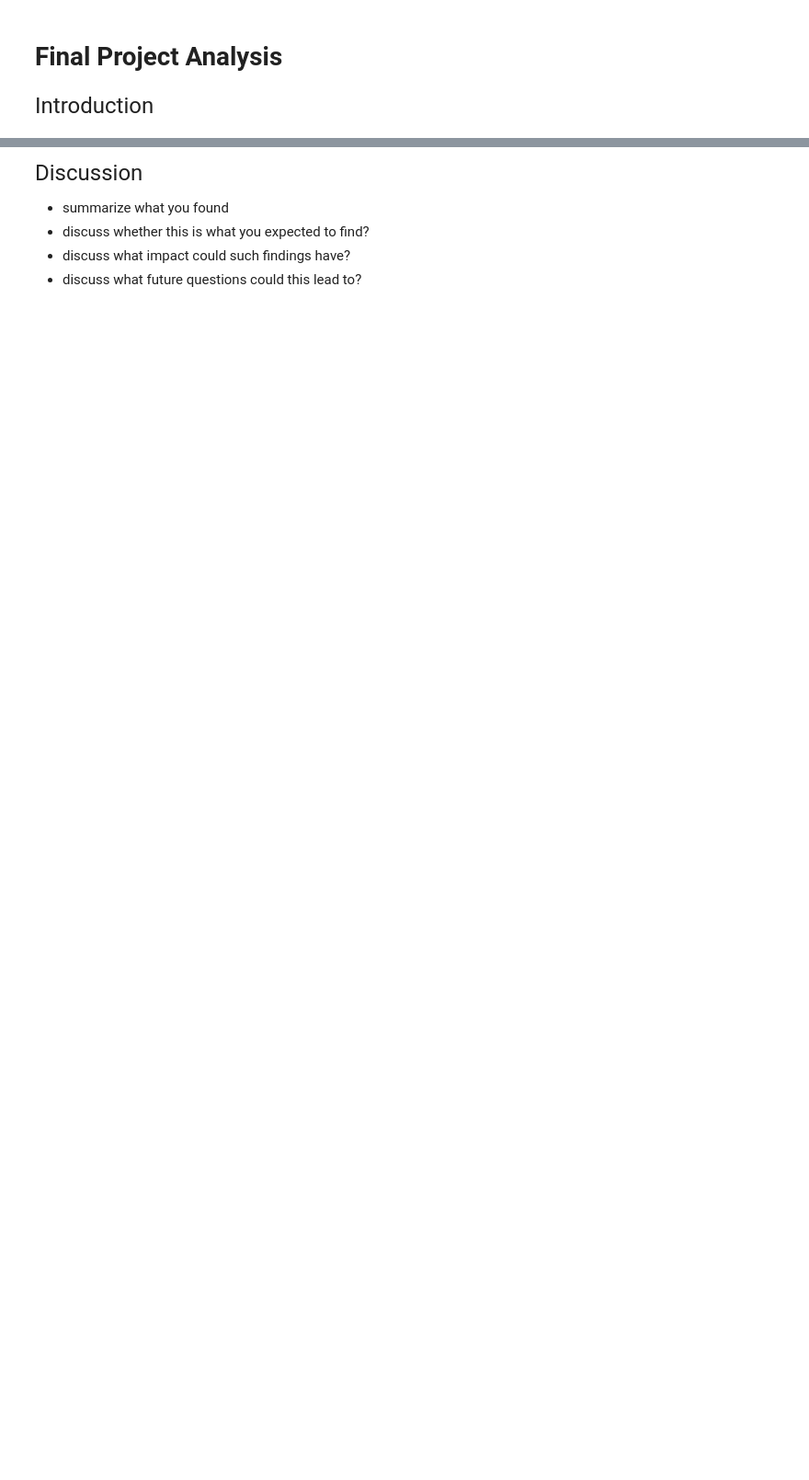
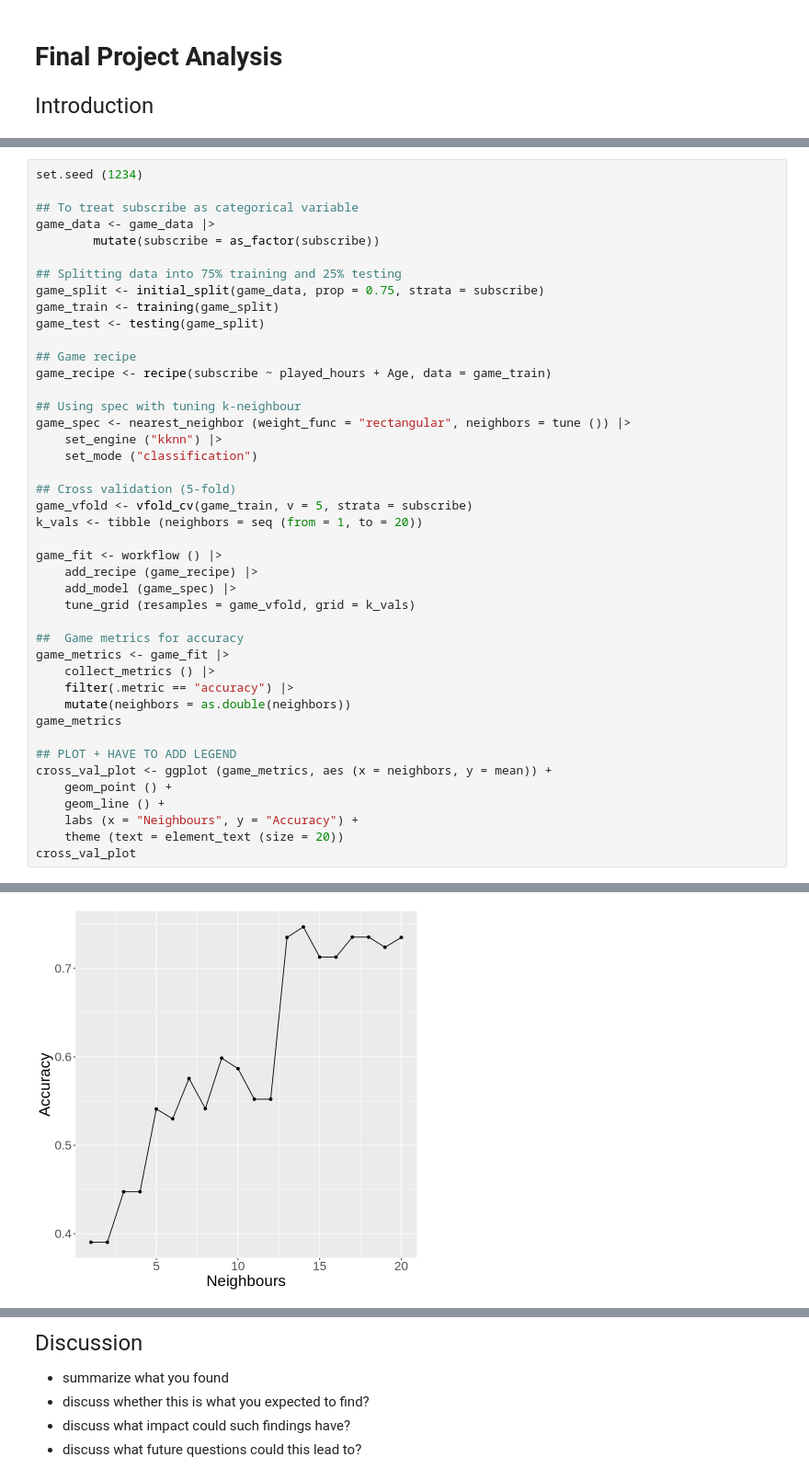
Before and after one commit to frankenstick/dsci-100-final-report, a Jupyter notebook: Video Game Analysis.ipynb, the cells around one changed output, grey strips where cells are left out. Shown: that part at 92% size. Drawn from its saved outputs; the diff is of its cells as text; blank space fills up the shorter version.

Commit message:
Implementing Graphs
Splitting data, adding more descriptions, tuning, cross-validation, accuracy scores

```diff
--- a/Video Game Analysis.ipynb
+++ b/Video Game Analysis.ipynb
@@ -112,0 +102,44 @@ game_plot <- game_data |>
+# %%
+set.seed (1234)
+
+## To treat subscribe as categorical variable
+game_data <- game_data |>
+        mutate(subscribe = as_factor(subscribe))
+
+## Splitting data into 75% training and 25% testing
+game_split <- initial_split(game_data, prop = 0.75, strata = subscribe)
+game_train <- training(game_split)
+game_test <- testing(game_split)
+
+## Game recipe
+game_recipe <- recipe(subscribe ~ played_hours + Age, data = game_train)
+
+## Using spec with tuning k-neighbour
+game_spec <- nearest_neighbor (weight_func = "rectangular", neighbors = tune ()) |>
+    set_engine ("kknn") |>
+    set_mode ("classification")
+
+## Cross validation (5-fold)
+game_vfold <- vfold_cv(game_train, v = 5, strata = subscribe)
+k_vals <- tibble (neighbors = seq (from = 1, to = 20))
+
+game_fit <- workflow () |>
+    add_recipe (game_recipe) |>
+    add_model (game_spec) |>
+    tune_grid (resamples = game_vfold, grid = k_vals)
+
+##  Game metrics for accuracy
+game_metrics <- game_fit |>
+    collect_metrics () |>
+    filter(.metric == "accuracy") |>
+    mutate(neighbors = as.double(neighbors))
+game_metrics
+
+## PLOT + HAVE TO ADD LEGEND
+cross_val_plot <- ggplot (game_metrics, aes (x = neighbors, y = mean)) +
+    geom_point () +
+    geom_line () +
+    labs (x = "Neighbours", y = "Accuracy") +
+    theme (text = element_text (size = 20))
+cross_val_plot
+# %% [output]
@@ -112,0 +166 @@ game_plot <- game_data |>
+[figure, added]
```
Also changed, not shown: parts of 20 cells of this notebook.
